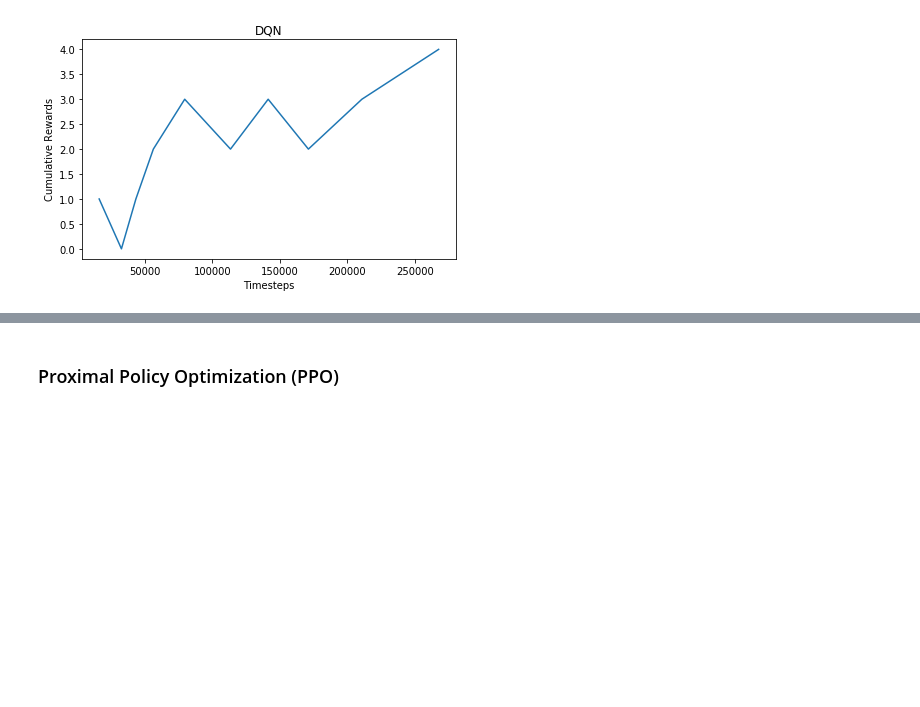
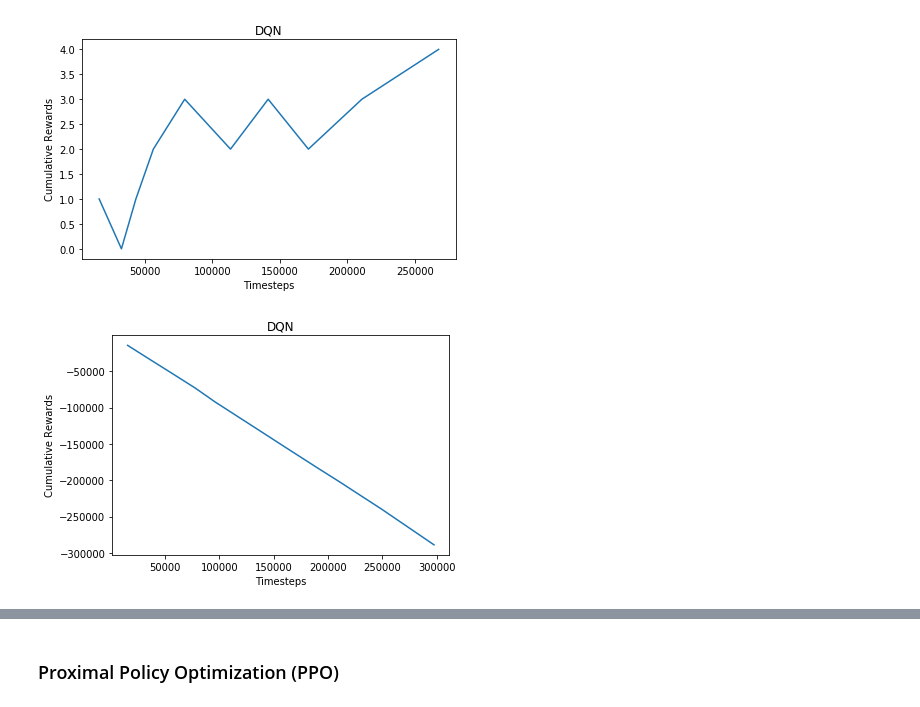
Before and after one commit to vitorhugo13/feup-iart, a Jupyter notebook: proj02/notebook.ipynb, the cells around one changed output, grey strips where cells are left out. Drawn from its saved outputs; the diff is of its cells as text; code cells hidden in the pictures; blank space fills up the shorter version.

```diff
--- a/proj02/notebook.ipynb
+++ b/proj02/notebook.ipynb
@@ -233,3 +279,7 @@ cumulative_plot('./models/deepq_v0/', 'Deep Q Learning')
 cumulative_plot('./models/deepq_v1/', 'DQN')
 # %% [output]
 [figure]
+# %%
+cumulative_plot('./models/dqn_env2_v0', 'DQN')
+# %% [output]
+[figure, added]
```
Also changed, not shown: parts of 6 cells of this notebook, 7 other files.
